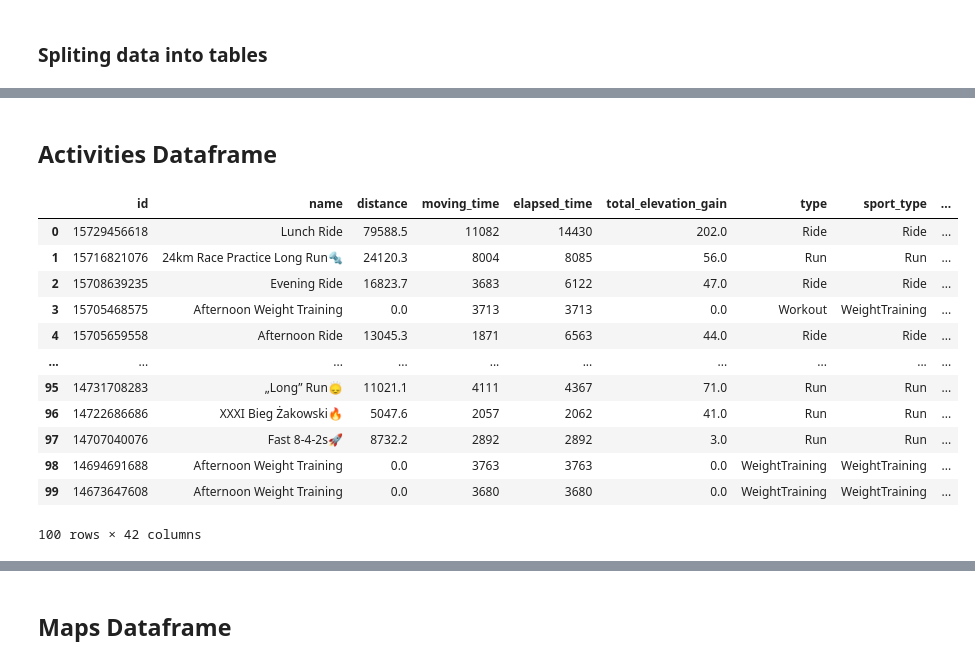
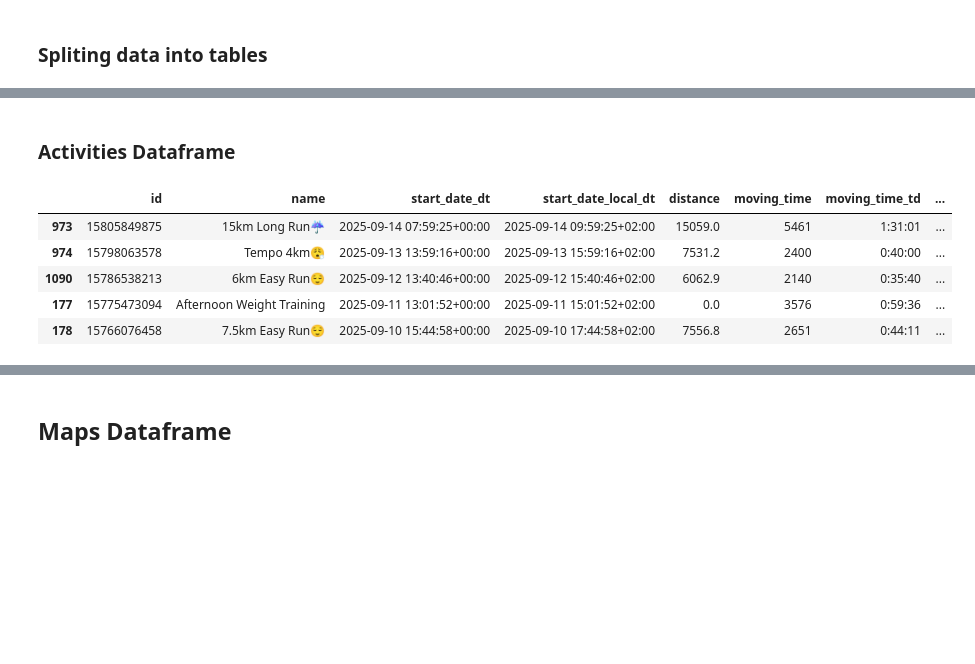
Before and after one commit to lowickib/Strava-Analytics, a Jupyter notebook: 2_Silver_Layer.ipynb, the cells around one changed output, grey strips where cells are left out. Drawn from its saved outputs; the diff is of its cells as text; code cells hidden in the pictures; blank space fills up the shorter version.

```diff
--- a/2_Silver_Layer.ipynb
+++ b/2_Silver_Layer.ipynb
@@ -57,3 +47,0 @@ activities_list_df = pd.read_sql(activitie_list_query, engine)
-# %%
-activities_details_query = "SELECT * FROM bronze.activities_details"
-activities_details_df = pd.read_sql(activities_details_query, engine)
@@ -64,0 +48,8 @@ kudos_df = pd.read_sql(kudos_query, engine)
+# %%
+engine = create_engine(
+  DB_URI,
+  pool_pre_ping=True,
+  pool_size=5,
+  max_overflow=10
+)
+logging.info("Connection established")
@@ -64,0 +58,4 @@ kudos_df = pd.read_sql(kudos_query, engine)
+# %%
+with engine.begin() as conn:
+  activities_details_df = pd.read_sql(text(f"SELECT * FROM {TARGET_B_SCHEMA}.{DETAILS_B_TABLE}"), conn)
+logging.info(f"Data from {TARGET_B_SCHEMA}.{DETAILS_B_TABLE} downloaded.")
@@ -315,5 +360,5 @@ workout_types = [
 # %% [markdown]
-## Activities Dataframe
+### Activities Dataframe
 # %%
 def speed_to_pace_str(speed: float) -> str | None:
   """
@@ -370,0 +494,18 @@ def speed_to_pace_float(speed: float) -> float | None:
+# %%
+activities_df.loc[:, "moving_time_td"]  = extract_timedelta(activities_df["moving_time"])
+activities_df.loc[:, "elapsed_time_td"] = extract_timedelta(activities_df["elapsed_time"])
+
+activities_df[["start_date_dt", "start_date_local_dt"]] = create_datetime_cols(activities_df, "start_date", "start_date_local")
+
+activities_df[["start_lat", "start_lng"]]  = extract_latlng(activities_df["start_latlng"])
+activities_df[["end_lat", "end_lng"]] = extract_latlng(activities_df["end_latlng"])
+
+is_run = activities_df['type'] == 'Run'
+
+activities_df.loc[is_run, 'average_cadence'] = activities_df['average_cadence'].apply(lambda x: x * 2)
+
+activities_df.loc[is_run, 'avg_pace_str'] = activities_df['average_speed'].apply(speed_to_pace_str)
+activities_df.loc[is_run, 'avg_pace_float'] = activities_df['average_speed'].apply(speed_to_pace_float)
+
+activities_df.loc[is_run, 'max_pace_str'] = activities_df['max_speed'].apply(speed_to_pace_str)
+activities_df.loc[is_run, 'max_pace_float'] = activities_df['max_speed'].apply(speed_to_pace_float)
@@ -371,16 +564,9 @@ def speed_to_pace_float(speed: float) -> float | None:
 # %%
-activities_df
+activities_df.head()
 # %% [output]
-|  | id | name | distance | moving_time | elapsed_time | total_elevation_gain | type | sport_type | ... |
-| 0 | 15729456618 | Lunch Ride | 79588.5 | 11082 | 14430 | 202.0 | Ride | Ride | ... |
-| 1 | 15716821076 | 24km Race Practice Long Run🔩 | 24120.3 | 8004 | 8085 | 56.0 | Run | Run | ... |
-| 2 | 15708639235 | Evening Ride | 16823.7 | 3683 | 6122 | 47.0 | Ride | Ride | ... |
-| 3 | 15705468575 | Afternoon Weight Training | 0.0 | 3713 | 3713 | 0.0 | Workout | WeightTraining | ... |
-| 4 | 15705659558 | Afternoon Ride | 13045.3 | 1871 | 6563 | 44.0 | Ride | Ride | ... |
-| ... | ... | ... | ... | ... | ... | ... | ... | ... | ... |
-| 95 | 14731708283 | „Long” Run🙂‍↕️ | 11021.1 | 4111 | 4367 | 71.0 | Run | Run | ... |
-| 96 | 14722686686 | XXXI Bieg Żakowski🔥 | 5047.6 | 2057 | 2062 | 41.0 | Run | Run | ... |
-| 97 | 14707040076 | Fast 8-4-2s🚀 | 8732.2 | 2892 | 2892 | 3.0 | Run | Run | ... |
-| 98 | 14694691688 | Afternoon Weight Training | 0.0 | 3763 | 3763 | 0.0 | WeightTraining | WeightTraining | ... |
-| 99 | 14673647608 | Afternoon Weight Training | 0.0 | 3680 | 3680 | 0.0 | WeightTraining | WeightTraining | ... |
+|  | id | name | start_date_dt | start_date_local_dt | distance | moving_time | moving_time_td | ... |
+| 973 | 15805849875 | 15km Long Run☔️ | 2025-09-14 07:59:25+00:00 | 2025-09-14 09:59:25+02:00 | 15059.0 | 5461 | 1:31:01 | ... |
+| 974 | 15798063578 | Tempo 4km😮‍💨 | 2025-09-13 13:59:16+00:00 | 2025-09-13 15:59:16+02:00 | 7531.2 | 2400 | 0:40:00 | ... |
+| 1090 | 15786538213 | 6km Easy Run😌 | 2025-09-12 13:40:46+00:00 | 2025-09-12 15:40:46+02:00 | 6062.9 | 2140 | 0:35:40 | ... |
+| 177 | 15775473094 | Afternoon Weight Training | 2025-09-11 13:01:52+00:00 | 2025-09-11 15:01:52+02:00 | 0.0 | 3576 | 0:59:36 | ... |
+| 178 | 15766076458 | 7.5km Easy Run😌 | 2025-09-10 15:44:58+00:00 | 2025-09-10 17:44:58+02:00 | 7556.8 | 2651 | 0:44:11 | ... |
-100 rows × 42 columns
```
Also changed, not shown: parts of 57 cells of this notebook, 1 other file.
